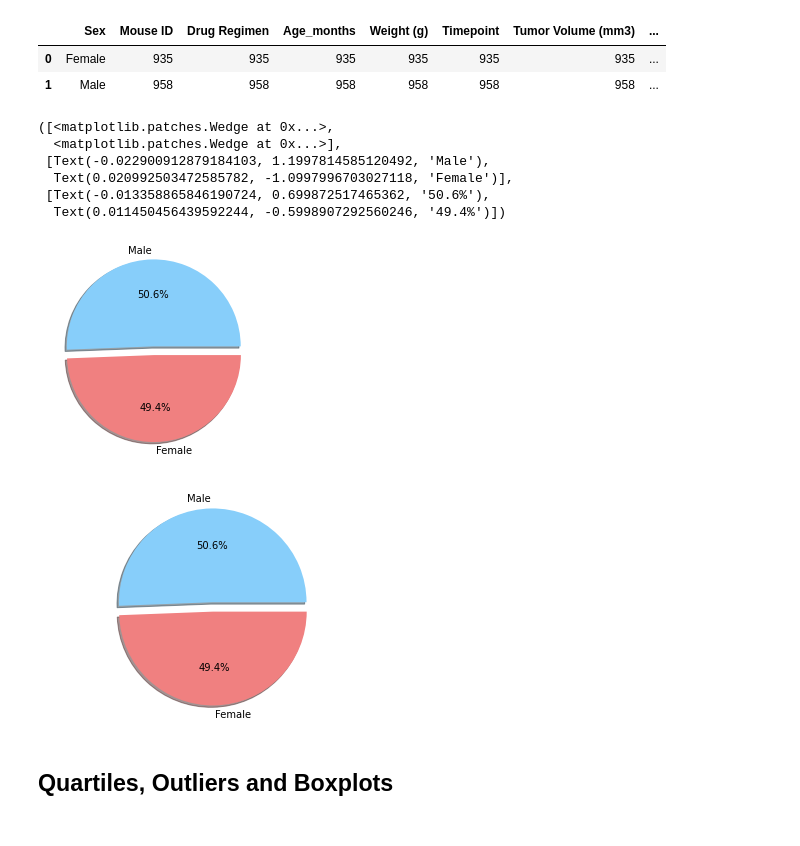
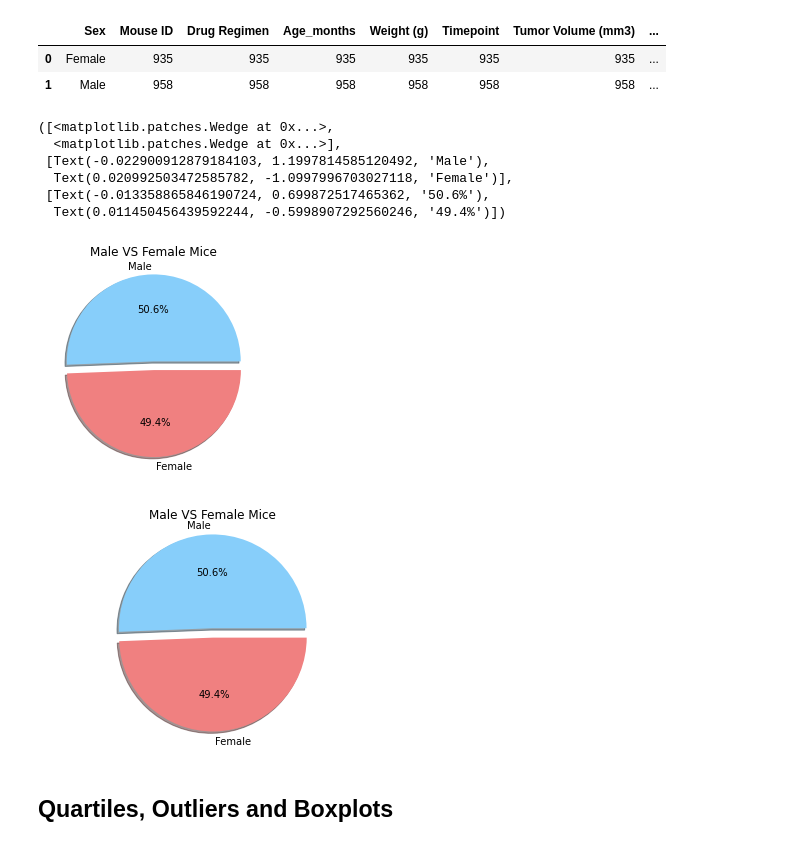
Before and after one commit to swanifereight/matplotlib-challenge, a Jupyter notebook: Pymaceuticals/pymaceuticals_starter.ipynb, the cells around one changed output. Drawn from its saved outputs; the diff is of its cells as text; code cells hidden in the pictures.

```diff
--- a/Pymaceuticals/pymaceuticals_starter.ipynb
+++ b/Pymaceuticals/pymaceuticals_starter.ipynb
@@ -175,17 +178,18 @@ gender_mouse
 # %%
 labels =["Male","Female"]
 sizes = [958, 935]
 colors = ["lightskyblue","lightcoral"]
 explode = (0.1,0)
+plt.title("Male VS Female Mice")
 plt.pie(sizes, labels=labels,colors=colors, autopct="%1.1f%%",explode = explode,shadow =True)
 # %% [output]
 ([<matplotlib.patches.Wedge at 0x...>,
   <matplotlib.patches.Wedge at 0x...>],
  [Text(-0.022900912879184103, 1.1997814585120492, 'Male'),
   Text(0.020992503472585782, -1.0997996703027118, 'Female')],
  [Text(-0.013358865846190724, 0.699872517465362, '50.6%'),
   Text(0.011450456439592244, -0.5998907292560246, '49.4%')])
-[figure, old version]
+[figure, new version]
 # %%
 # Generate a pie plot showing the distribution of female versus male mice using pyplot
 mice = ["Male", "Female"]
@@ -196,11 +200,12 @@ explode = (0.1,0)
 plt.pie(mice_count, explode= explode, labels = mice, colors=colors, autopct="%1.1f%%", shadow=True, startangle=360)
 
 plt.axis("equal")
+plt.title("Male VS Female Mice")
 
 plt.savefig("matplotlib-challenge.png")
 plt.show()
 # %% [output]
-[figure, old version]
+[figure, new version]
 # %% [markdown]
 ## Quartiles, Outliers and Boxplots
 # %%
```
Also changed, not shown: parts of 9 cells of this notebook, 1 other file.
